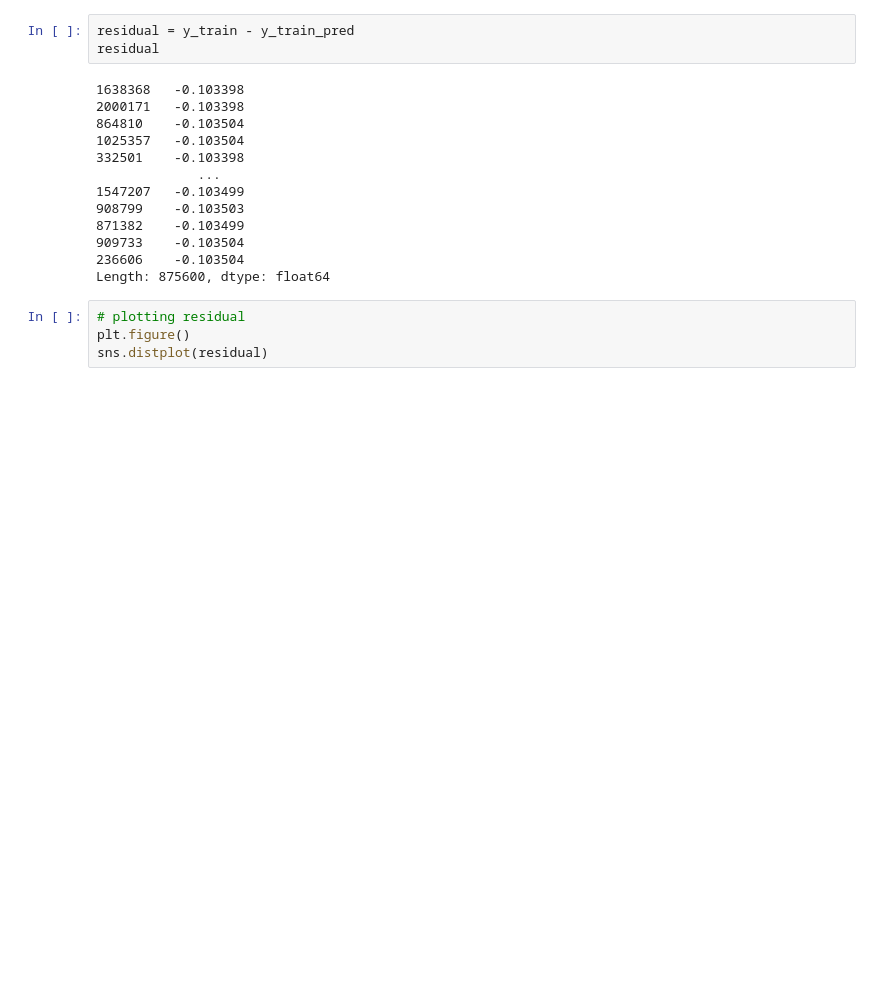
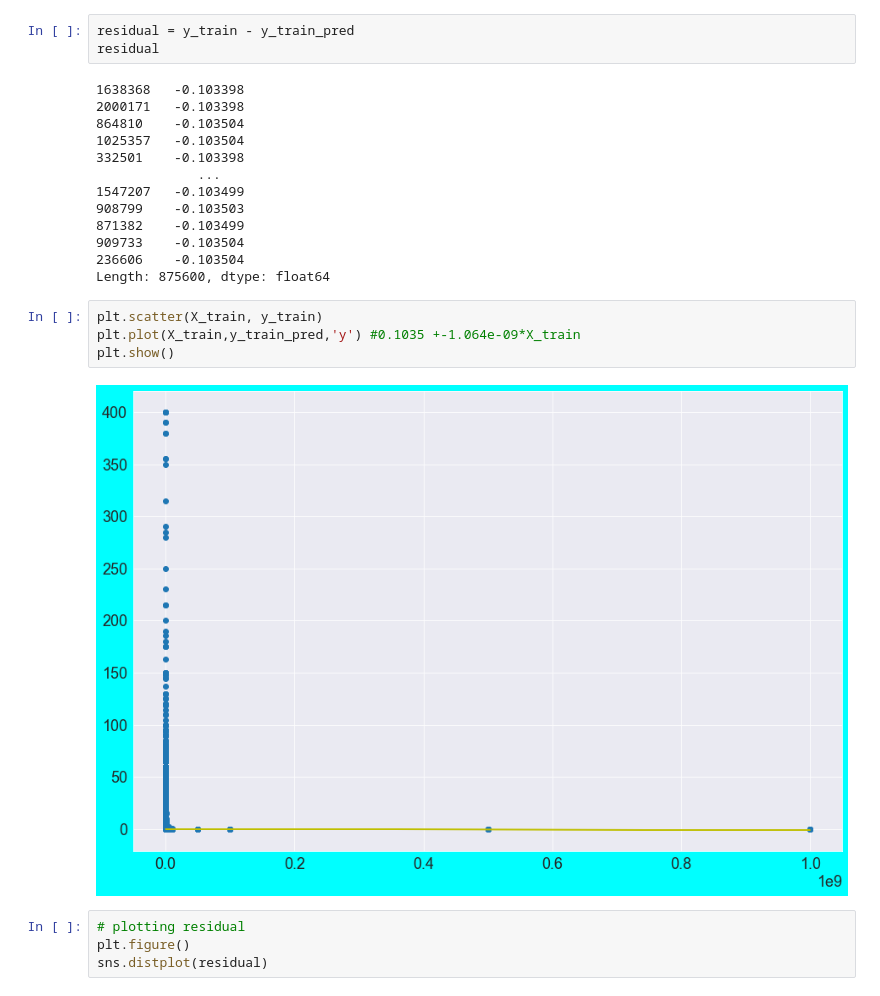
Before and after one commit to emojiworld777/google-playstore, a Jupyter notebook: edasatvik-checkpoint.ipynb, the cells around one changed output. Saved outputs shown, nothing was run; the diff lists cells and outputs as text; blank space fills up the shorter version.

```diff
--- a/edasatvik-checkpoint.ipynb
+++ b/edasatvik-checkpoint.ipynb
@@ -1000,6 +1000,12 @@ residual
 909733    -0.103504
 236606    -0.103504
 Length: 875600, dtype: float64
+# %%
+plt.scatter(X_train, y_train)
+plt.plot(X_train,y_train_pred,'y') #0.1035 +-1.064e-09*X_train
+plt.show()
+# %% [output]
+[figure, added]
 # %%
 # plotting residual
 plt.figure()
```
Also changed, not shown: parts of 9 cells of this notebook.
